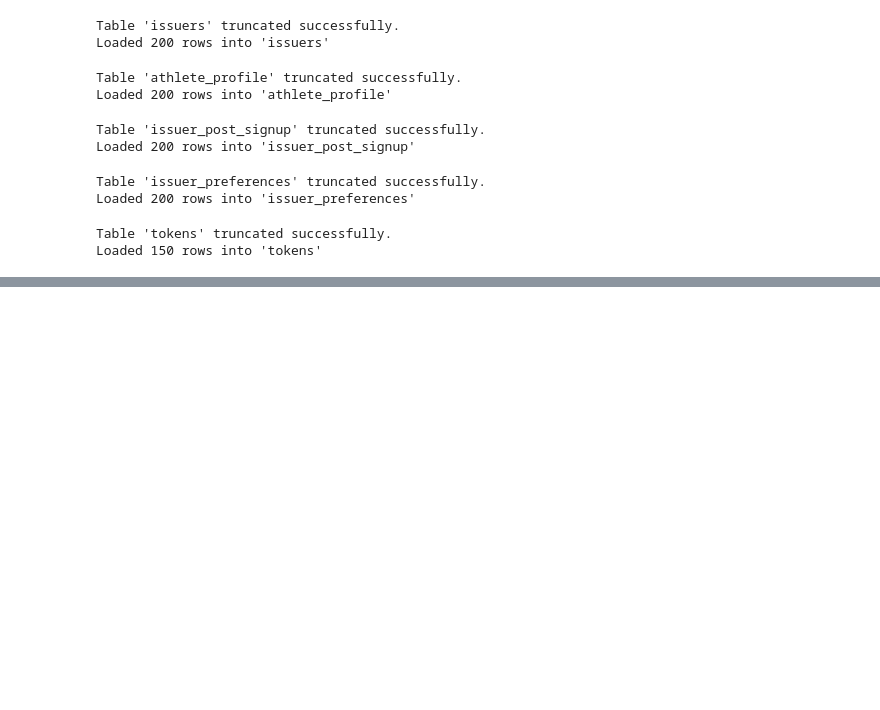
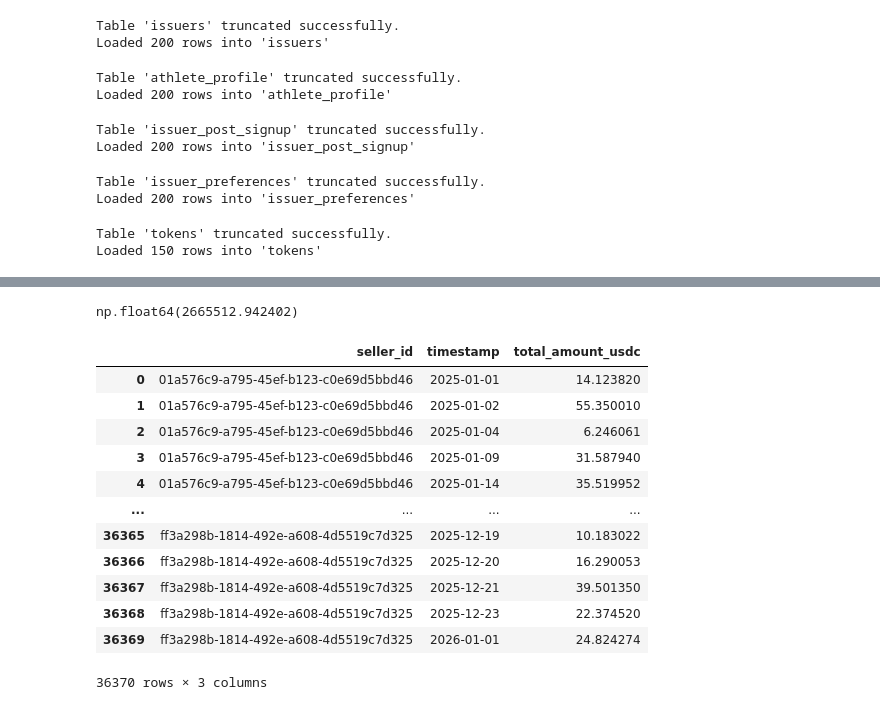
Before and after one commit to alikhanzadi/sql_llm, a Jupyter notebook: data/generate_data_v2.ipynb, the cells around one changed output, grey strips where cells are left out. Saved outputs shown, nothing was run; the diff lists cells and outputs as text; code cells hidden in the pictures; blank space fills up the shorter version.

```diff
--- a/data/generate_data_v2.ipynb
+++ b/data/generate_data_v2.ipynb
@@ -613,10 +531,13 @@ print(sum_series_formula(n, x)) # Output: 110
 # %%
+# ------------------------
+# TRANSACTIONS (PRIMARY ONLY)
+# ------------------------
 from decimal import Decimal, getcontext
 getcontext().prec = 28
 
-PRICE_INCREMENT = Decimal("0.000023")
-START_PRICE = Decimal("1.0")
-MAX_PRICE = Decimal("24.0")
+PRICE_INCREMENT = Decimal(0.000023)
+START_PRICE = Decimal(1.0)
+MAX_PRICE = Decimal(24.0)
 
 # ---------------- BUILD ISSUER FOLLOWER MAP ----------------
 # take max followers per issuer from social table
@@ -638,6 +559,7 @@ transactions = []
 transaction_id = 1
 
 user_ids = users_df["user_id"].tolist()
+active_users = random.sample(user_ids, int(len(user_ids) * 0.65))
 
 # build mapping once
 issuer_to_user = dict(zip(issuers_df["issuer_id"], issuers_df["user_id"]))
@@ -682,6 +604,11 @@ for _, token in tokens_df.iterrows():
             START_PRICE + (Decimal(start_n - 1) * PRICE_INCREMENT)
         )
 
+        final_price = min(
+            MAX_PRICE,
+            START_PRICE + (Decimal(end_n - 1) * PRICE_INCREMENT)
+        )
+
         # total cost using arithmetic series
         total_amount = total_cost(end_n) - total_cost(start_n - 1)
 
@@ -691,8 +618,9 @@ for _, token in tokens_df.iterrows():
             "buyer_id": random.choice(user_ids),
             "seller_id": issuer_to_user[issuer_id],
             "quantity": batch,
-            "price_per_token": format(current_price, ".6f"),
-            "total_amount_usdc": format(total_amount, ".6f"),
+            "starting_price": float(current_price),
+            "ending_price": float(final_price),
+            "total_amount_usdc": float(total_amount),
             "transaction_type": "primary",
             "swap_api_reference": None,
             "original_currency": "USD",
@@ -707,6 +635,9 @@ for _, token in tokens_df.iterrows():
         transaction_id += 1
 
 transactions_df = pd.DataFrame(transactions)
+transactions_df["total_amount_usdc"] = transactions_df["total_amount_usdc"].astype(float).round(6)
 
-truncate_table(conn_string, 'transactions', cascade=True)
-copy_data(conn_string, transactions_df,'transactions')
+transactions_df.to_csv("./transactions.csv", index=False)
+
+# truncate_table(conn_string, 'transactions', cascade=True)
+# copy_data(conn_string, transactions_df,'transactions')
@@ -737,0 +644,4 @@ transactions_df
+# %%
+transactions_df['total_amount_usdc'].sum()
+# %% [output]
+np.float64(2665512.942402)
@@ -737,0 +663,29 @@ transactions_df
+# %%
+# ------------------------
+# ISSUER DAILY REVENUE
+# ------------------------
+issuer_daily_revenue = (
+    transactions_df
+    .groupby(["seller_id", "timestamp"])
+    .agg({
+        "total_amount_usdc": "sum"
+    })
+    .reset_index()
+)
+
+issuer_daily_revenue["total_amount_usdc"] =0.8* issuer_daily_revenue["total_amount_usdc"].round(6)
+issuer_daily_revenue
+# %% [output]
+|  | seller_id | timestamp | total_amount_usdc |
+| 0 | 01a576c9-a795-45ef-b123-c0e69d5bbd46 | 2025-01-01 | 14.123820 |
+| 1 | 01a576c9-a795-45ef-b123-c0e69d5bbd46 | 2025-01-02 | 55.350010 |
+| 2 | 01a576c9-a795-45ef-b123-c0e69d5bbd46 | 2025-01-04 | 6.246061 |
+| 3 | 01a576c9-a795-45ef-b123-c0e69d5bbd46 | 2025-01-09 | 31.587940 |
+| 4 | 01a576c9-a795-45ef-b123-c0e69d5bbd46 | 2025-01-14 | 35.519952 |
+| ... | ... | ... | ... |
+| 36365 | ff3a298b-1814-492e-a608-4d5519c7d325 | 2025-12-19 | 10.183022 |
+| 36366 | ff3a298b-1814-492e-a608-4d5519c7d325 | 2025-12-20 | 16.290053 |
+| 36367 | ff3a298b-1814-492e-a608-4d5519c7d325 | 2025-12-21 | 39.501350 |
+| 36368 | ff3a298b-1814-492e-a608-4d5519c7d325 | 2025-12-23 | 22.374520 |
+| 36369 | ff3a298b-1814-492e-a608-4d5519c7d325 | 2026-01-01 | 24.824274 |
+36370 rows × 3 columns
```
Also changed, not shown: parts of 15 cells of this notebook.
